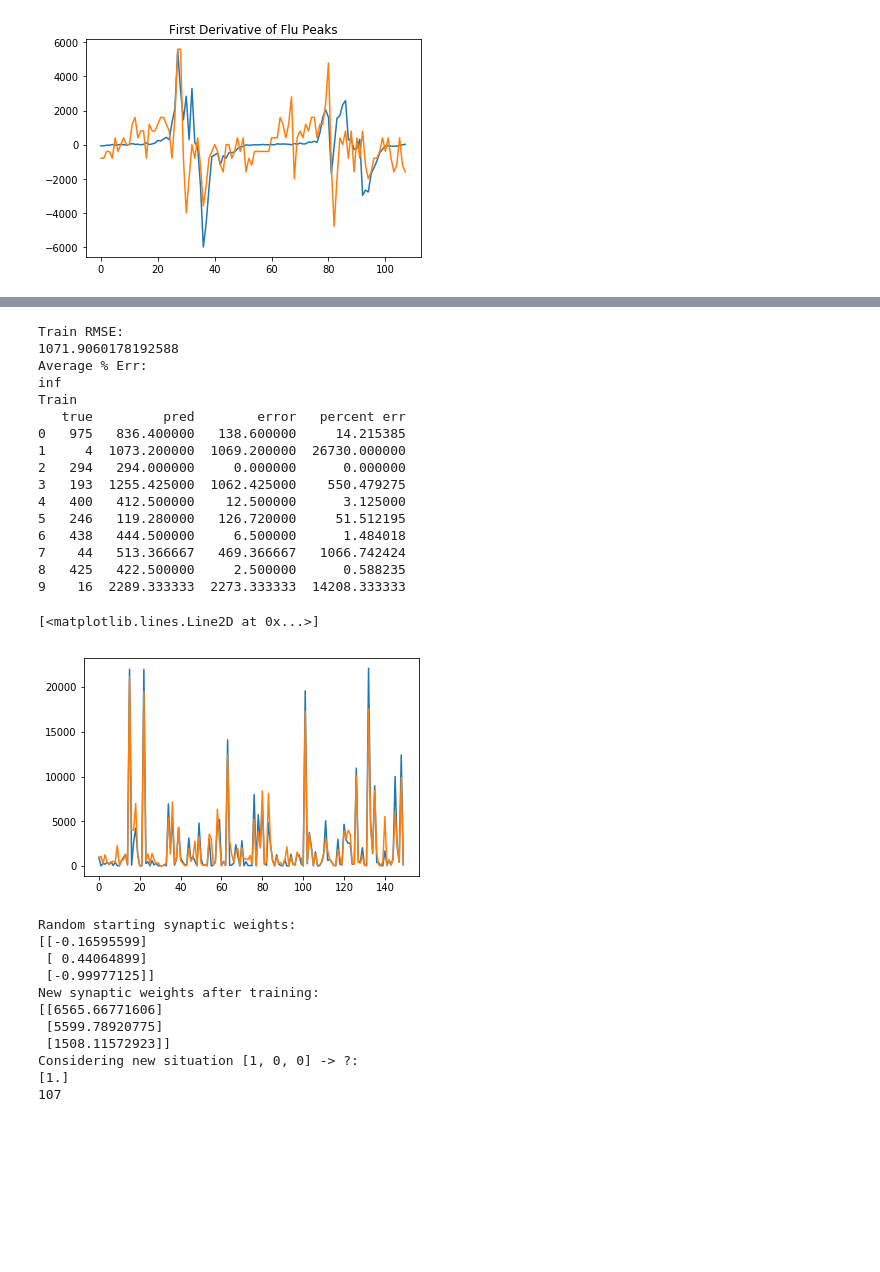
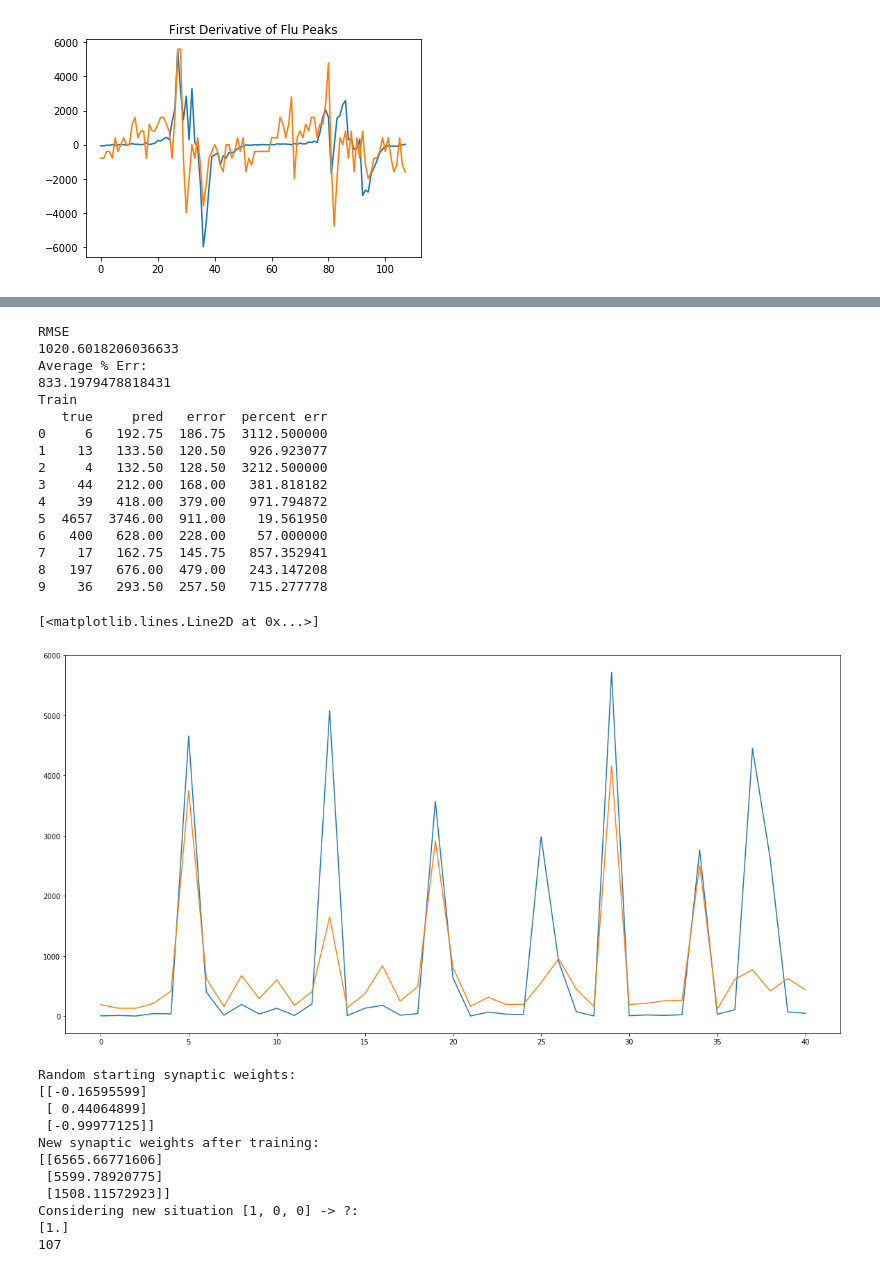
Before and after one commit to shreyaj1212/Influenza-Trends, a Jupyter notebook: Regression-People Tested.ipynb, the cells around one changed output, grey strips where cells are left out. Saved outputs shown, nothing was run; the diff lists cells and outputs as text; code cells hidden in the pictures; blank space fills up the shorter version.

```diff
--- a/Regression-People Tested.ipynb
+++ b/Regression-People Tested.ipynb
@@ -13,0 +24,14 @@ tots = pd.Series(data['TOTAL A']+data['TOTAL B'],name='total cases')
+# %%
+for i in range(len(data)):
+    data['FLU'].iloc[i]=int(data['FLU'].iloc[i])
+    data['CC'].iloc[i]=int(data['CC'].iloc[i])
+    data['VACC'].iloc[i]=int(data['VACC'].iloc[i])
+    data['FLU_SYMP'].iloc[i]=int(data['FLU_SYMP'].iloc[i])
+    data['GRIPE'].iloc[i]=int(data['GRIPE'].iloc[i])
+    data['INF_SYMP'].iloc[i]=int(data['INF_SYMP'].iloc[i])
+    data['INFL'].iloc[i]=int(data['INFL'].iloc[i])
+    data['OSELT'].iloc[i]=int(data['OSELT'].iloc[i])
+    data['PREV'].iloc[i]=int(data['PREV'].iloc[i])
+# %%
+sumnums = pd.Series(data['CC']+data['COUGH']+data['FLU_SYMP']+data['FLU']+data['GRIPE']+data['INF_SYMP']+data['INFL']+data['OSELT']+data['PREV']+data['VACC'],name='trendz')
+sumnums.reset_index(drop=True, inplace=True)
@@ -13,0 +44,3 @@ tots = pd.Series(data['TOTAL A']+data['TOTAL B'],name='total cases')
+# %%
+data = data.insert(6,'trendz',sumnums)
+data
@@ -110,9 +256,11 @@ data['cough derv']=data['cough derv']*100
 from sklearn.model_selection import train_test_split
 from sklearn.ensemble import RandomForestRegressor
 
+fig = plt.figure(figsize=(20,10))
 data['FLU'] = data['FLU'].replace('<1',0)
+dat = data[data['YEAR']==2011]
 
-data_train, data_val = train_test_split(data, test_size = 0.20, random_state = 0)
+data_train, data_val = train_test_split(dat, test_size = 0.20, random_state = 0)
 y_train = data_train['total cases']
 y_val = data_val['total cases']
 
@@ -120,57 +268,56 @@ X_train = data_train[['COUGH','CC','FLU','PREV','VACC','GRIPE','INF_SYMP','sines
 X_val = data_val[['COUGH','CC','FLU','PREV','VACC','GRIPE','INF_SYMP','sines','cos']]
 
 #from sklearn.linear_model import ElasticNet
-
-clf = RandomForestRegressor()
-clf.fit(X_train, y_train)
 
 from sklearn.metrics import auc
 
 y_train = np.array(y_train).reshape(len(y_train))
 
 y_train_predict = clf.predict(X_train).reshape(len(X_train))
 for i in range(len(y_train_predict)):
     if y_train_predict[i]<0.0:
         y_train_predict[i]=abs(y_train_predict[i])
 
 train_rmse = np.sqrt(((y_train-y_train_predict)**2).mean())
-
-train_deeta = {'true': y_train,"pred": y_train_predict,"error": abs(y_train-y_train_predict),'percent err': abs(100*(y_train_predict-y_train)/(y_train))}
-print("Train RMSE:")
+print('RMSE')
+train_deeta = {'true': y_train,"pred": y_train_predict,"error": abs(y_train-y_train_predict),'percent err': abs(100*(y_train_predict-y_train)/y_train )}
 print(train_rmse)
 print("Average % Err:")
 train_compare = pd.DataFrame(train_deeta)
-er = train_deeta['percent err'].mean(axis=0)
-print(str(er))
+train_compare['percent err']=train_compare['percent err'].replace(np.inf,np.nan)
+
+train_compare[train_compare['percent err']==np.nan]
+print(train_compare['percent err'].mean())
 
 print("Train")
 print(train_compare.head(10), "\n")
 
-x=np.arange(0,150)
-y=train_compare['true'].iloc[0:150]
+x=np.arange(0,len(train_compare))
+y=train_compare['true']#.iloc[0:150]
 plt.plot(x,y)
 
-y=train_compare['pred'].iloc[0:150]
+y=train_compare['pred']#.iloc[0:150]
 plt.plot(x,y)
+
 # y=(data['cos'].iloc[:200]
 #    +data['sines'].iloc[:200])*4-8000
 # plt.plot(x,y)
 # %% [output]
-Train RMSE:
-1071.9060178192588
+RMSE
+1020.6018206036633
 Average % Err:
-inf
+833.1979478818431
 Train
-   true         pred        error   percent err
-0   975   836.400000   138.600000     14.215385
-1     4  1073.200000  1069.200000  26730.000000
-2   294   294.000000     0.000000      0.000000
-3   193  1255.425000  1062.425000    550.479275
-4   400   412.500000    12.500000      3.125000
-5   246   119.280000   126.720000     51.512195
-6   438   444.500000     6.500000      1.484018
-7    44   513.366667   469.366667   1066.742424
-8   425   422.500000     2.500000      0.588235
-9    16  2289.333333  2273.333333  14208.333333
+   true     pred   error  percent err
+0     6   192.75  186.75  3112.500000
+1    13   133.50  120.50   926.923077
+2     4   132.50  128.50  3212.500000
+3    44   212.00  168.00   381.818182
+4    39   418.00  379.00   971.794872
+5  4657  3746.00  911.00    19.561950
+6   400   628.00  228.00    57.000000
+7    17   162.75  145.75   857.352941
+8   197   676.00  479.00   243.147208
+9    36   293.50  257.50   715.277778
 [<matplotlib.lines.Line2D at 0x...>]
-[figure, old version]
+[figure, new version]
```
Also changed, not shown: parts of 9 cells of this notebook, 2 other files.
